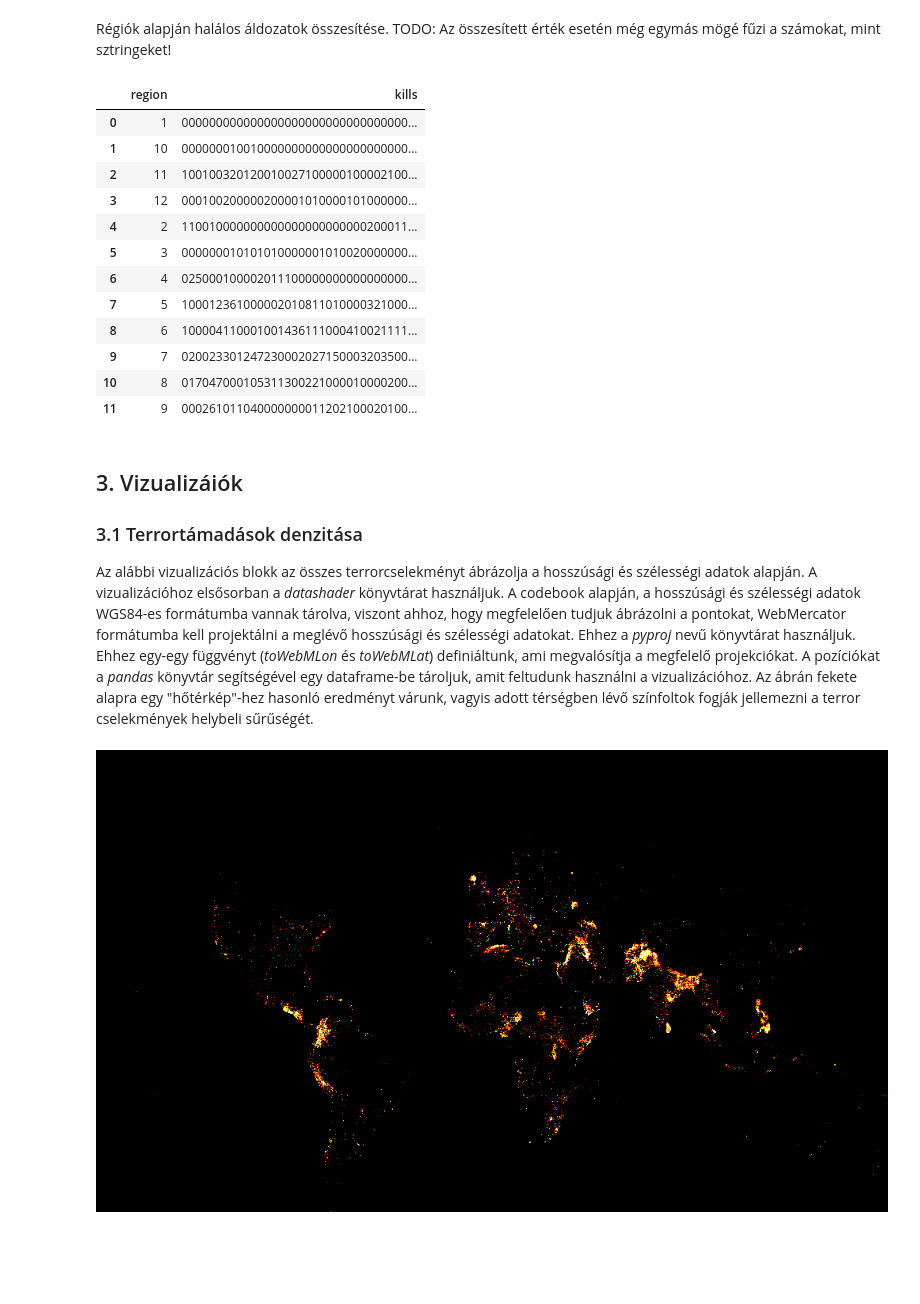
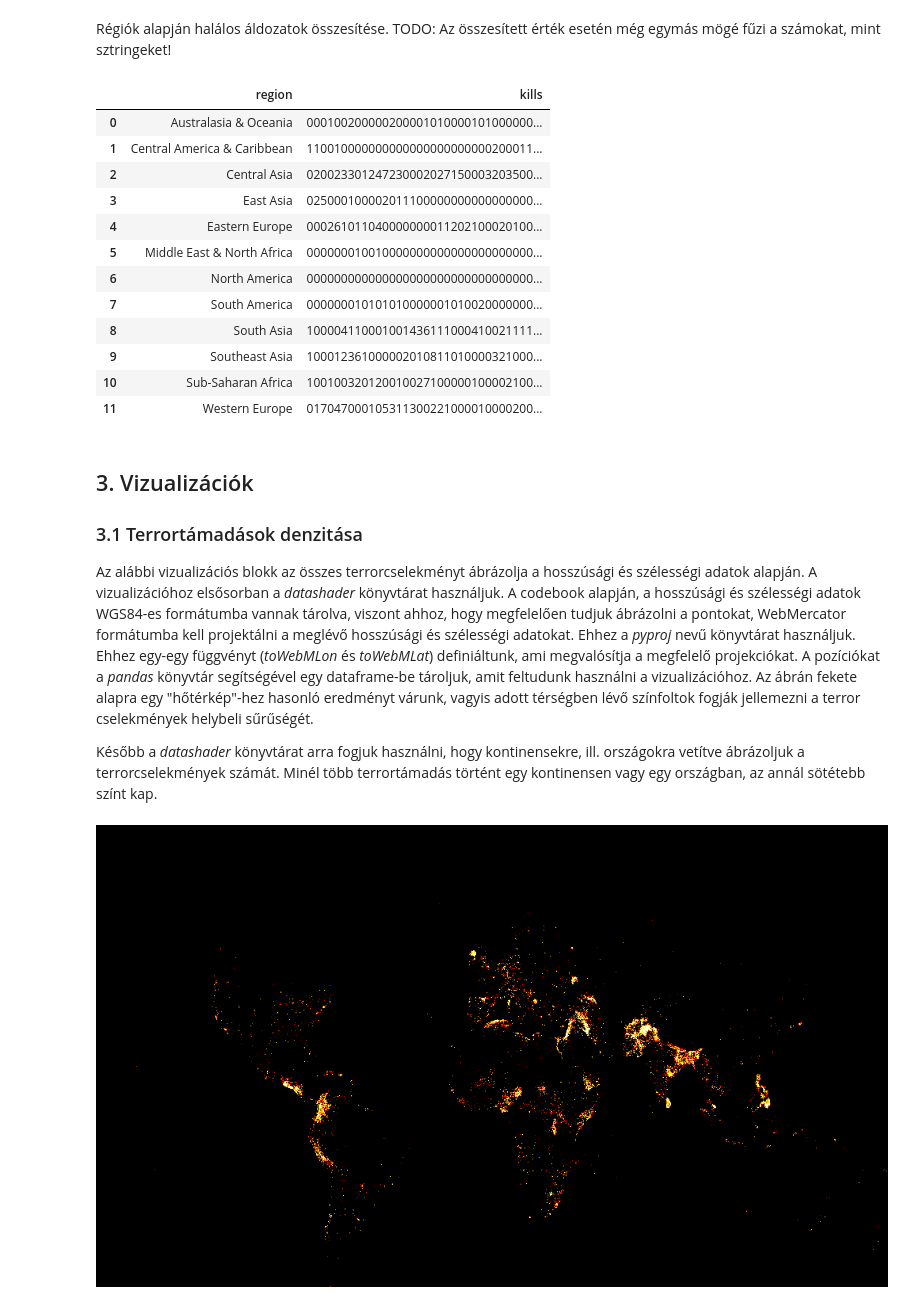
Before and after one commit to horver/big-data-hf, a Jupyter notebook: GTD2-HF.ipynb, the cells around one changed output. Cells and saved outputs as stored; diff of their text form; code cells hidden in the pictures; blank space fills up the shorter version.

```diff
--- a/GTD2-HF.ipynb
+++ b/GTD2-HF.ipynb
@@ -108,37 +108,39 @@ TODO: Az összesített érték esetén még egymás mögé fűzi a számokat, mi
 # %%
 import pandas as pd
 
-region = getIndexByKey('region')
+region = getIndexByKey('region_txt')
 nkill = getIndexByKey('nkill')
 rdd_country_kill = data.map(lambda x: (x[region], x[nkill]))\
                        .reduceByKey(lambda a, b: a+b)\
-                       .filter(lambda x: x[0]!='region')\
+                       .filter(lambda x: x[0]!='region_txt')\
                        .sortByKey(1)
 
 country_kill = rdd_country_kill.collect()
 df_country_kill = pd.DataFrame.from_records(country_kill, columns = ('region', 'kills'))
 df_country_kill
 # %% [output]
 |  | region | kills |
-| 0 | 1 | 000000000000000000000000000000000... |
-| 1 | 10 | 000000010010000000000000000000000... |
-| 2 | 11 | 100100320120010027100000100002100... |
-| 3 | 12 | 000100200000200001010000101000000... |
-| 4 | 2 | 110010000000000000000000000200011... |
-| 5 | 3 | 000000010101010000001010020000000... |
-| 6 | 4 | 025000100002011100000000000000000... |
-| 7 | 5 | 100012361000002010811010000321000... |
-| 8 | 6 | 100004110001001436111000410021111... |
-| 9 | 7 | 020023301247230002027150003203500... |
-| 10 | 8 | 017047000105311300221000010000200... |
-| 11 | 9 | 000261011040000000011202100020100... |
+| 0 | Australasia & Oceania | 000100200000200001010000101000000... |
+| 1 | Central America & Caribbean | 110010000000000000000000000200011... |
+| 2 | Central Asia | 020023301247230002027150003203500... |
+| 3 | East Asia | 025000100002011100000000000000000... |
+| 4 | Eastern Europe | 000261011040000000011202100020100... |
+| 5 | Middle East & North Africa | 000000010010000000000000000000000... |
+| 6 | North America | 000000000000000000000000000000000... |
+| 7 | South America | 000000010101010000001010020000000... |
+| 8 | South Asia | 100004110001001436111000410021111... |
+| 9 | Southeast Asia | 100012361000002010811010000321000... |
+| 10 | Sub-Saharan Africa | 100100320120010027100000100002100... |
+| 11 | Western Europe | 017047000105311300221000010000200... |
 # %% [markdown]
-## 3. Vizualizáiók
+## 3. Vizualizációk
 ### 3.1 Terrortámadások denzitása
 
 Az alábbi vizualizációs blokk az összes terrorcselekményt ábrázolja a hosszúsági és szélességi adatok alapján.
 A vizualizációhoz elsősorban a *datashader* könyvtárat használjuk. A codebook alapján, a hosszúsági és szélességi adatok WGS84-es formátumba vannak tárolva, viszont ahhoz, hogy megfelelően tudjuk ábrázolni a pontokat, WebMercator formátumba kell  projektálni a meglévő hosszúsági és szélességi adatokat. Ehhez a *pyproj* nevű könyvtárat használjuk. Ehhez egy-egy  függvényt (*toWebMLon* és *toWebMLat*) definiáltunk, ami megvalósítja a megfelelő projekciókat. A pozíciókat a *pandas* könyvtár segítségével egy dataframe-be tároljuk, amit feltudunk használni a vizualizációhoz. Az ábrán fekete alapra egy
 "hőtérkép"-hez hasonló eredményt várunk, vagyis adott térségben lévő színfoltok fogják jellemezni a terror cselekmények helybeli sűrűségét.
+
+Később a *datashader* könyvtárat arra fogjuk használni, hogy kontinensekre, ill. országokra vetítve ábrázoljuk a terrorcselekmények számát. Minél több terrortámadás történt egy kontinensen vagy egy országban, az annál sötétebb színt kap.
 # %%
 from pyproj import Proj, transform
 
```
Also changed, not shown: parts of 2 cells of this notebook.
